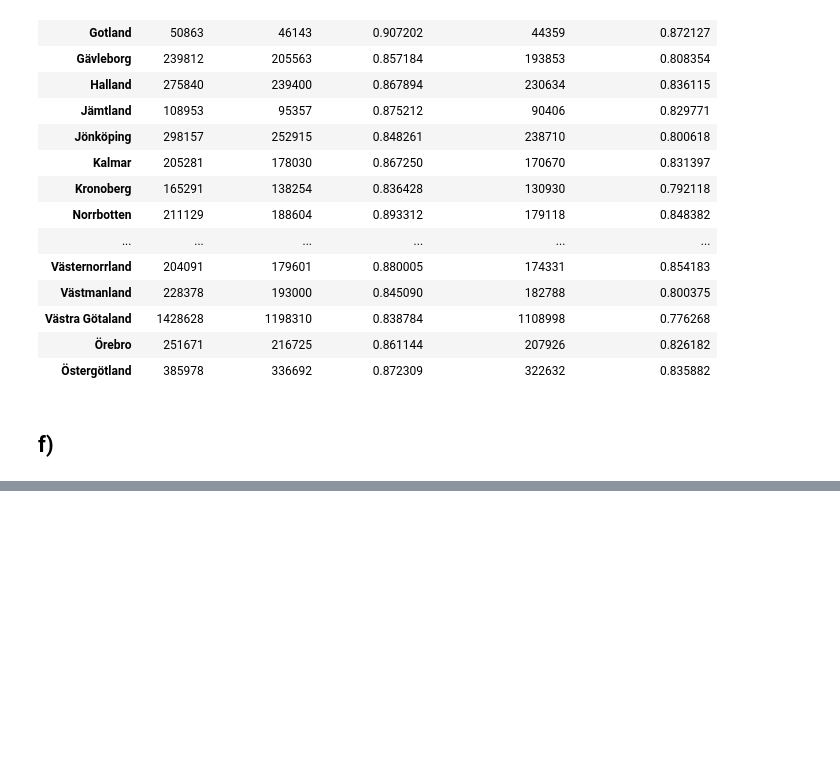
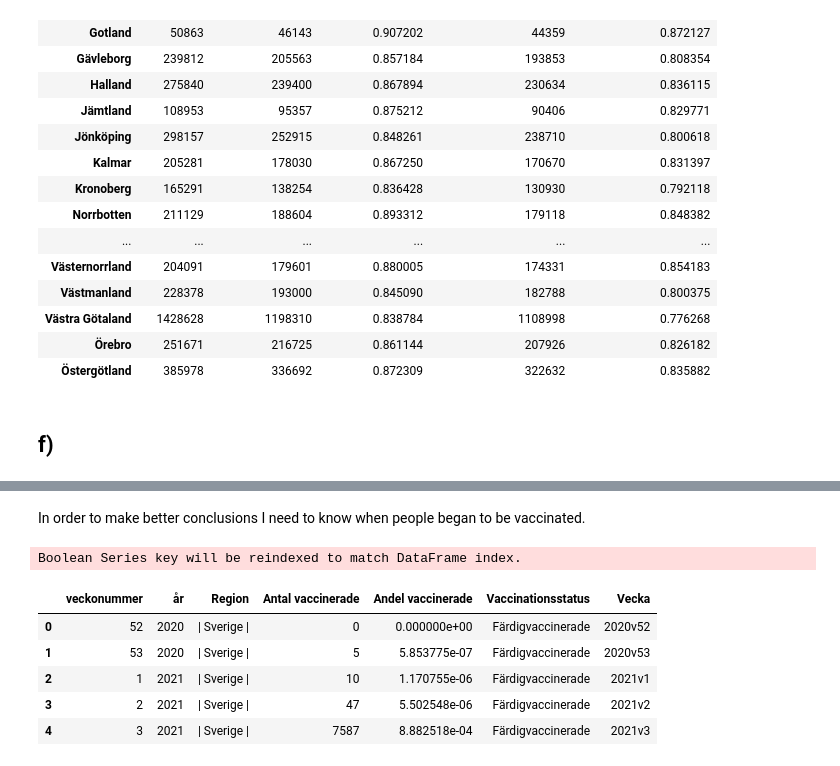
Before and after one commit to cseander/Databehandling-Christopher-Seander, a Jupyter notebook: Labs/Lab1.ipynb, the cells around one changed output, grey strips where cells are left out. Cells and saved outputs as stored; diff of their text form; code cells hidden in the pictures; blank space fills up the shorter version.

```diff
--- a/Labs/Lab1.ipynb
+++ b/Labs/Lab1.ipynb
@@ -258,0 +333,17 @@ fig.show()
+# %% [markdown]
+In order to make better conclusions I need to know when people began to be vaccinated.
+# %%
+vaccine_time = pd.read_excel(covid19_vaccine_excel, sheet_name="Vaccinerade tidsserie")
+vaccine_time = vaccine_time.rename(columns={ "År" : "år", "Vecka" : "veckonummer"})
+vaccine_time["Vecka"] = combine_year_week_numer(vaccine_time)
+
+total_vaccine_week = vaccine_time[vaccine_time["Region"] == "| Sverige |"][vaccine_time["Vaccinationsstatus"] == "Färdigvaccinerade"].reset_index(drop=True)
+total_vaccine_week.head()
+# %% [output]
+Boolean Series key will be reindexed to match DataFrame index.
+|  | veckonummer | år | Region | Antal vaccinerade | Andel vaccinerade | Vaccinationsstatus | Vecka |
+| 0 | 52 | 2020 | | Sverige | | 0 | 0.000000e+00 | Färdigvaccinerade | 2020v52 |
+| 1 | 53 | 2020 | | Sverige | | 5 | 5.853775e-07 | Färdigvaccinerade | 2020v53 |
+| 2 | 1 | 2021 | | Sverige | | 10 | 1.170755e-06 | Färdigvaccinerade | 2021v1 |
+| 3 | 2 | 2021 | | Sverige | | 47 | 5.502548e-06 | Färdigvaccinerade | 2021v2 |
+| 4 | 3 | 2021 | | Sverige | | 7587 | 8.882518e-04 | Färdigvaccinerade | 2021v3 |
```
Also changed, not shown: parts of 26 cells of this notebook, 12 other files.
